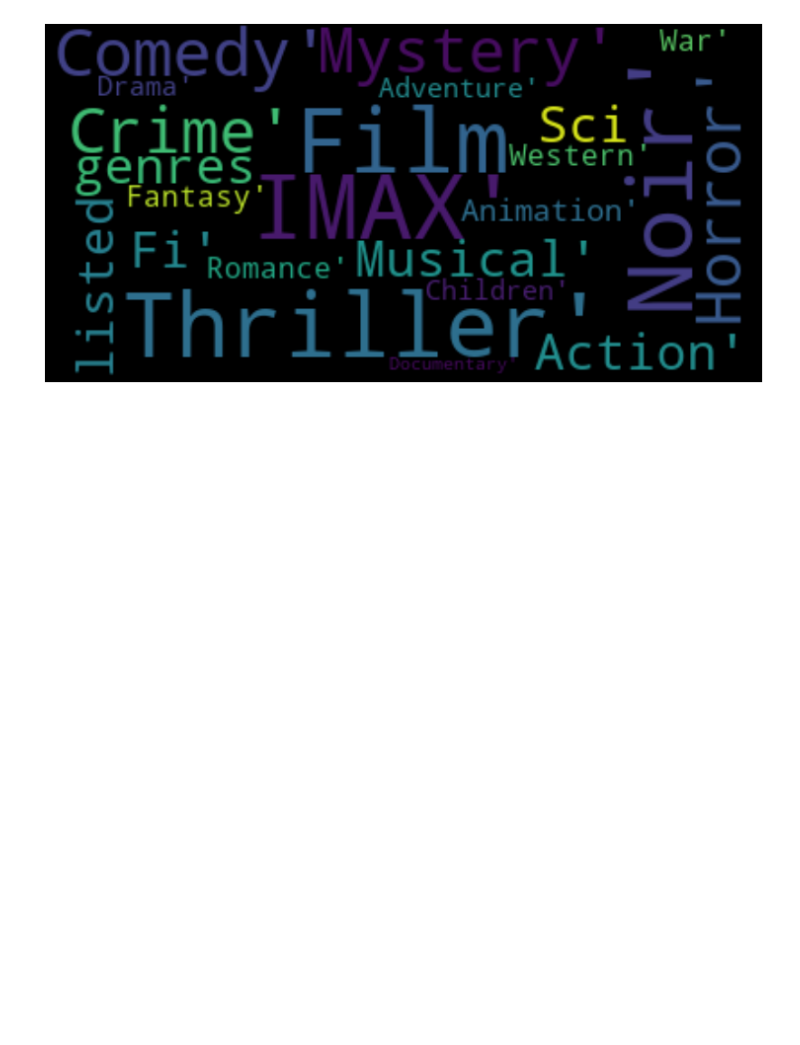
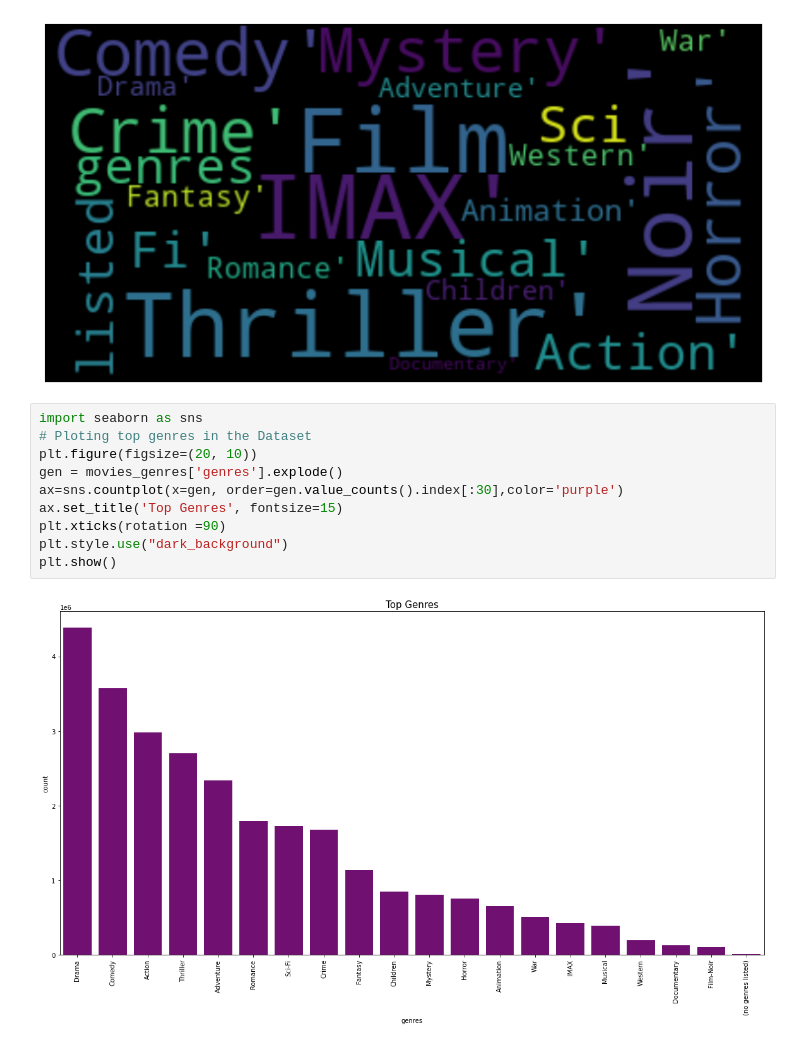
Before and after one commit to Shaddynetwork/unsupervised-predict-streamlit-template, a Jupyter notebook: recommender_project.ipynb, the cells around one changed output. Cells and saved outputs as stored; diff of their text form; blank space fills up the shorter version.

```diff
--- a/recommender_project.ipynb
+++ b/recommender_project.ipynb
@@ -323,3 +323,15 @@ plt.axis("off")
 plt.show()
 # %% [output]
 [figure]
+# %%
+import seaborn as sns
+# Ploting top genres in the Dataset
+plt.figure(figsize=(20, 10))
+gen = movies_genres['genres'].explode()
+ax=sns.countplot(x=gen, order=gen.value_counts().index[:30],color='purple')
+ax.set_title('Top Genres', fontsize=15)
+plt.xticks(rotation =90)
+plt.style.use("dark_background")
+plt.show()
+# %% [output]
+[figure, added]
```
